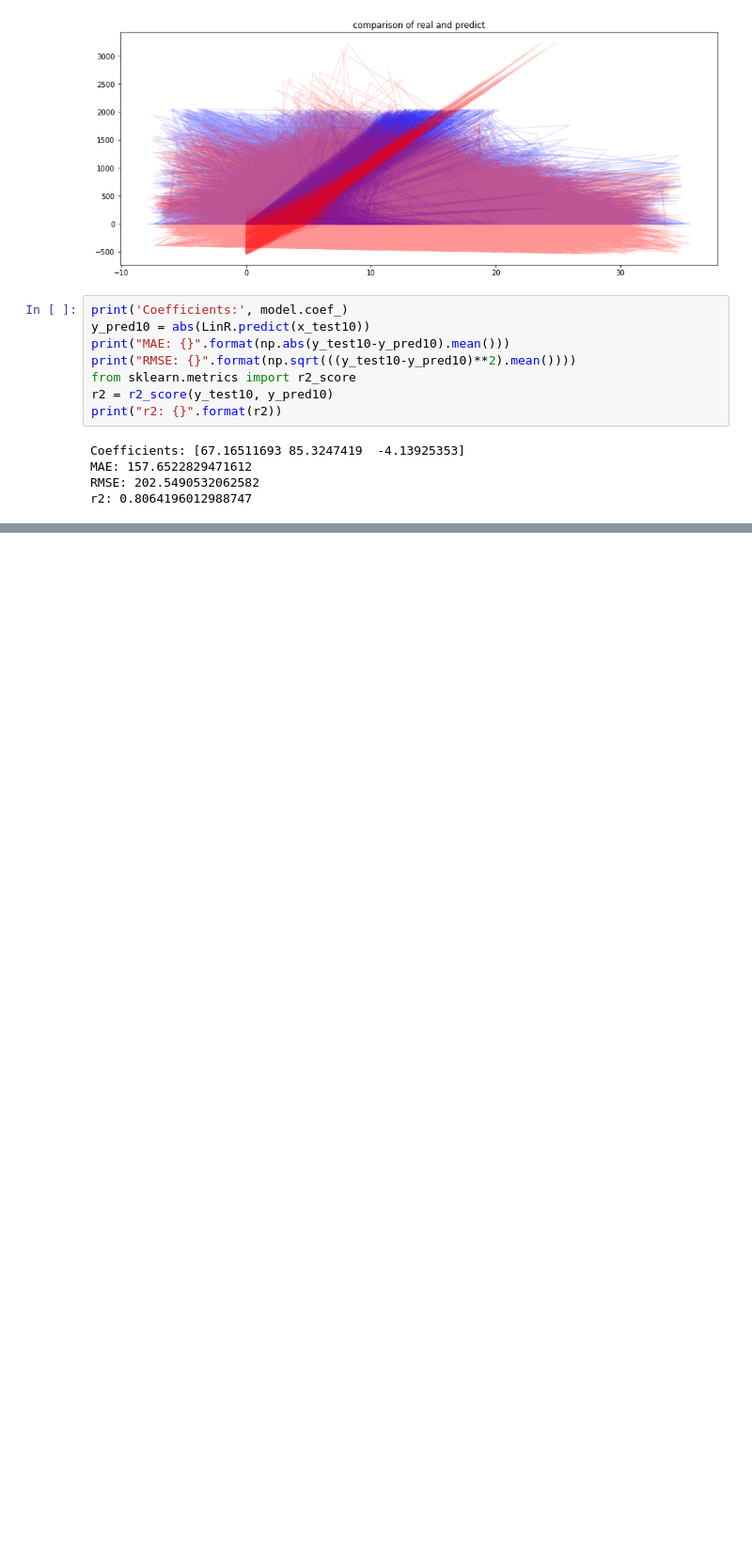
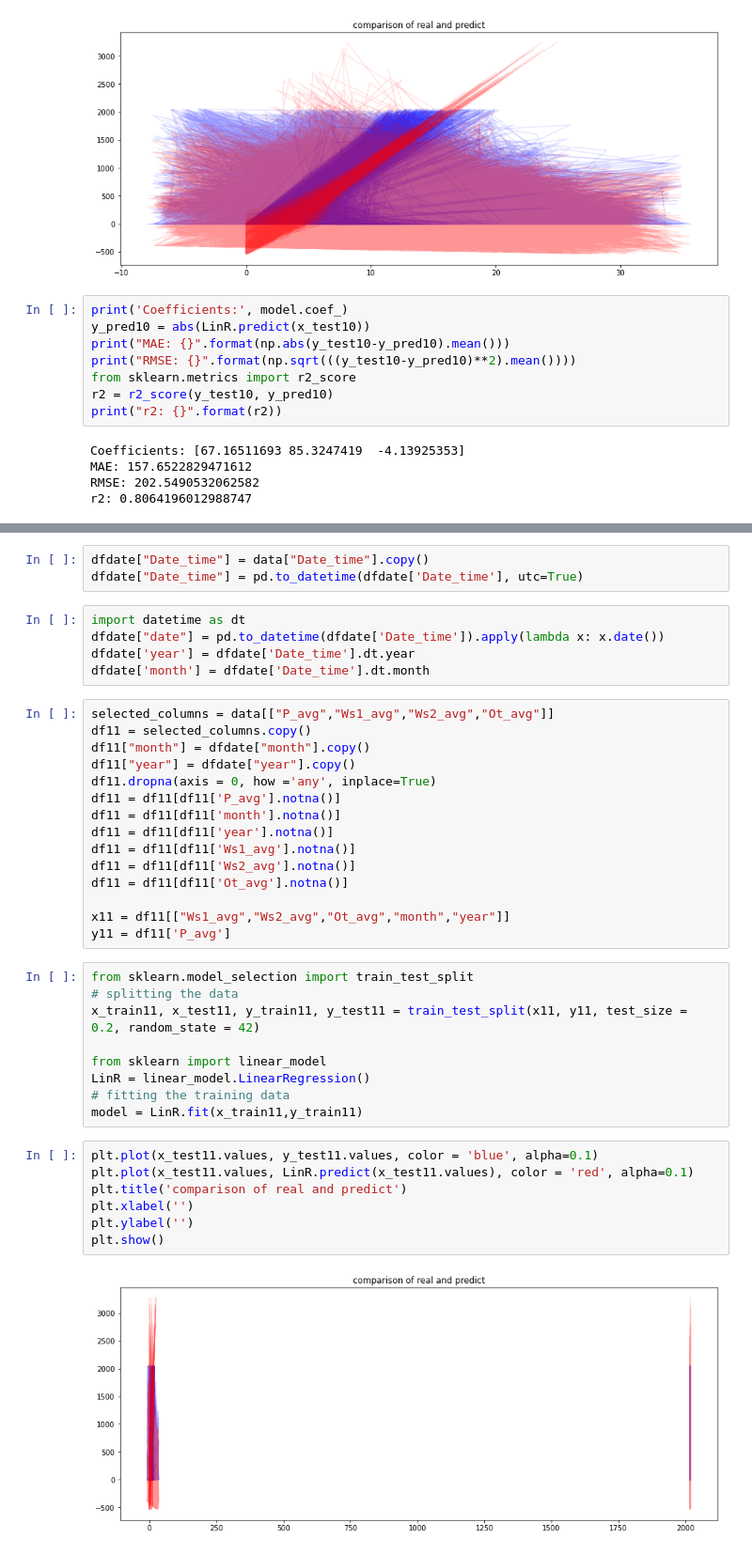
Before and after one commit to jo997/BA-WindPowerForecasting, a Jupyter notebook: JupyterNotebooks/LinearRegression.ipynb, the cells around one changed output, grey strips where cells are left out. Shown at 94% size. Drawn from its saved outputs; the diff is of its cells as text; blank space fills up the shorter version.

Commit message:
more feature selection

```diff
--- a/JupyterNotebooks/LinearRegression.ipynb
+++ b/JupyterNotebooks/LinearRegression.ipynb
@@ -540,0 +557,41 @@ r2: 0.8064196012988747
+# %%
+dfdate["Date_time"] = data["Date_time"].copy()
+dfdate["Date_time"] = pd.to_datetime(dfdate['Date_time'], utc=True)
+# %%
+import datetime as dt
+dfdate["date"] = pd.to_datetime(dfdate['Date_time']).apply(lambda x: x.date())
+dfdate['year'] = dfdate['Date_time'].dt.year
+dfdate['month'] = dfdate['Date_time'].dt.month
+# %%
+selected_columns = data[["P_avg","Ws1_avg","Ws2_avg","Ot_avg"]]
+df11 = selected_columns.copy()
+df11["month"] = dfdate["month"].copy()
+df11["year"] = dfdate["year"].copy()
+df11.dropna(axis = 0, how ='any', inplace=True)
+df11 = df11[df11['P_avg'].notna()]
+df11 = df11[df11['month'].notna()]
+df11 = df11[df11['year'].notna()]
+df11 = df11[df11['Ws1_avg'].notna()]
+df11 = df11[df11['Ws2_avg'].notna()]
+df11 = df11[df11['Ot_avg'].notna()]
+
+x11 = df11[["Ws1_avg","Ws2_avg","Ot_avg","month","year"]]
+y11 = df11['P_avg']
+# %%
+from sklearn.model_selection import train_test_split
+# splitting the data
+x_train11, x_test11, y_train11, y_test11 = train_test_split(x11, y11, test_size = 0.2, random_state = 42)
+
+from sklearn import linear_model
+LinR = linear_model.LinearRegression()
+# fitting the training data
+model = LinR.fit(x_train11,y_train11)
+# %%
+plt.plot(x_test11.values, y_test11.values, color = 'blue', alpha=0.1)
+plt.plot(x_test11.values, LinR.predict(x_test11.values), color = 'red', alpha=0.1)
+plt.title('comparison of real and predict')
+plt.xlabel('')
+plt.ylabel('')
+plt.show()
+# %% [output]
+[figure, added]
```
Also changed, not shown: parts of 12 cells of this notebook, 1 other file.
